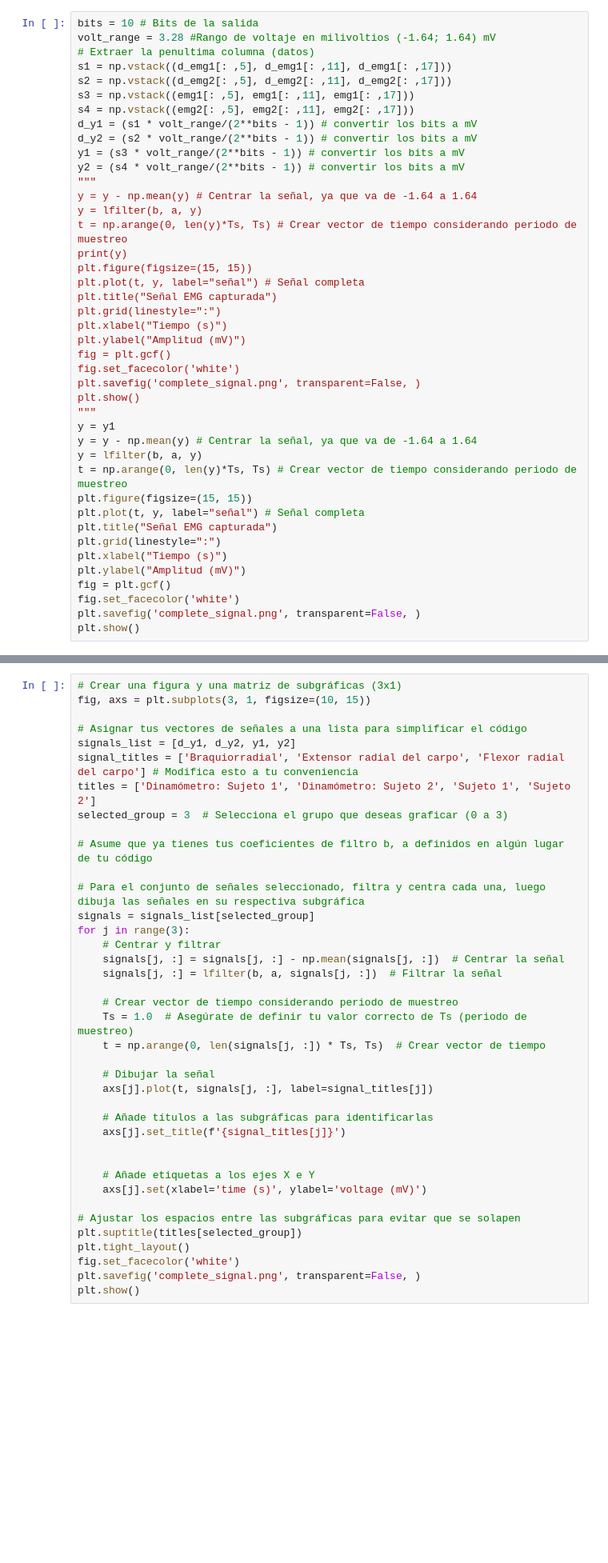
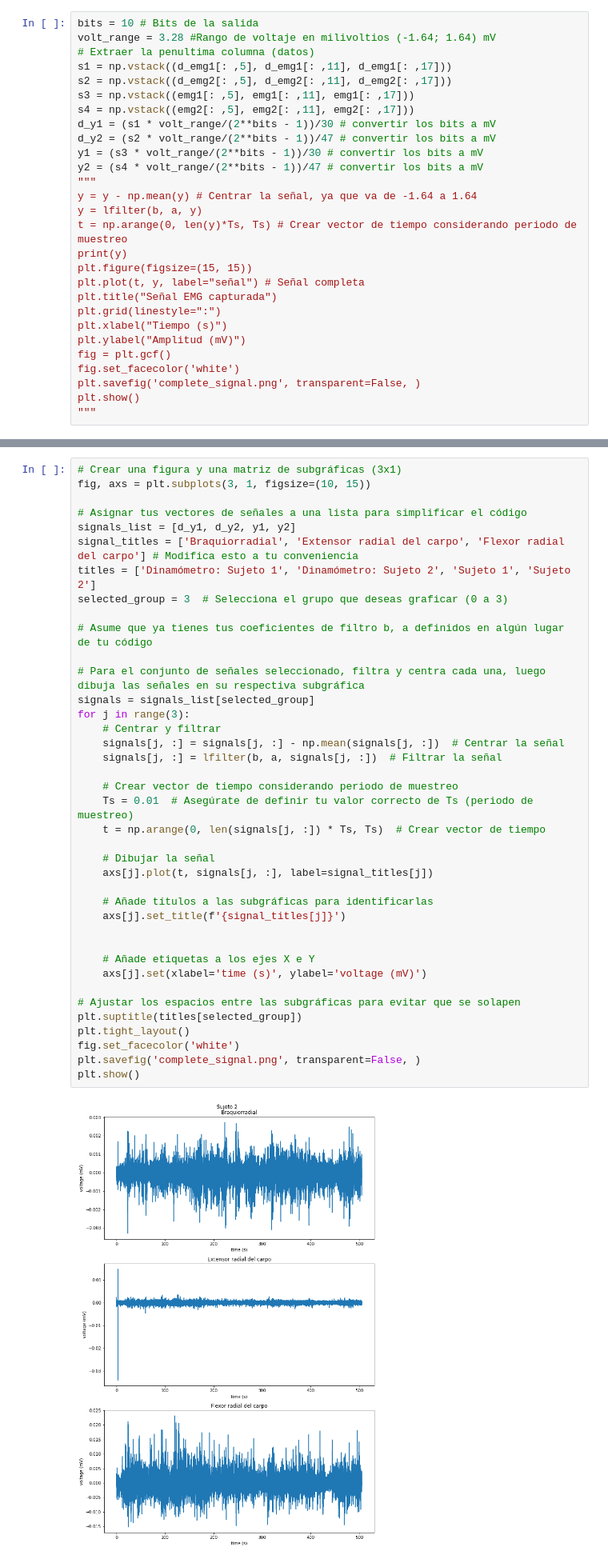
Before and after one commit to EduMV/ISB-G3, a Jupyter notebook: Software/Procesamiento y análisis/analisis.ipynb, the cells around one changed output, grey strips where cells are left out. Shown at 80% size. Cells and saved outputs as stored; diff of their text form; blank space fills up the shorter version.

```diff
--- a/Software/Procesamiento y análisis/analisis.ipynb
+++ b/Software/Procesamiento y análisis/analisis.ipynb
@@ -32,10 +32,10 @@ s1 = np.vstack((d_emg1[: ,5], d_emg1[: ,11], d_emg1[: ,17]))
 s2 = np.vstack((d_emg2[: ,5], d_emg2[: ,11], d_emg2[: ,17]))
 s3 = np.vstack((emg1[: ,5], emg1[: ,11], emg1[: ,17]))
 s4 = np.vstack((emg2[: ,5], emg2[: ,11], emg2[: ,17]))
-d_y1 = (s1 * volt_range/(2**bits - 1)) # convertir los bits a mV
-d_y2 = (s2 * volt_range/(2**bits - 1)) # convertir los bits a mV
-y1 = (s3 * volt_range/(2**bits - 1)) # convertir los bits a mV
-y2 = (s4 * volt_range/(2**bits - 1)) # convertir los bits a mV
+d_y1 = (s1 * volt_range/(2**bits - 1))/30 # convertir los bits a mV
+d_y2 = (s2 * volt_range/(2**bits - 1))/47 # convertir los bits a mV
+y1 = (s3 * volt_range/(2**bits - 1))/30 # convertir los bits a mV
+y2 = (s4 * volt_range/(2**bits - 1))/47 # convertir los bits a mV
 """
 y = y - np.mean(y) # Centrar la señal, ya que va de -1.64 a 1.64
 y = lfilter(b, a, y)
@@ -52,17 +52,3 @@ fig.set_facecolor('white')
 plt.savefig('complete_signal.png', transparent=False, )
 plt.show()
 """
-y = y1
-y = y - np.mean(y) # Centrar la señal, ya que va de -1.64 a 1.64
-y = lfilter(b, a, y)
-t = np.arange(0, len(y)*Ts, Ts) # Crear vector de tiempo considerando periodo de muestreo
-plt.figure(figsize=(15, 15))
-plt.plot(t, y, label="señal") # Señal completa
-plt.title("Señal EMG capturada")
-plt.grid(linestyle=":")
-plt.xlabel("Tiempo (s)")
-plt.ylabel("Amplitud (mV)")
-fig = plt.gcf()
-fig.set_facecolor('white')
-plt.savefig('complete_signal.png', transparent=False, )
-plt.show()
@@ -77,34 +65,36 @@ titles = ['Dinamómetro: Sujeto 1', 'Dinamómetro: Sujeto 2', 'Sujeto 1', 'Sujet
 selected_group = 3  # Selecciona el grupo que deseas graficar (0 a 3)
 
 # Asume que ya tienes tus coeficientes de filtro b, a definidos en algún lugar de tu código
 
 # Para el conjunto de señales seleccionado, filtra y centra cada una, luego dibuja las señales en su respectiva subgráfica
 signals = signals_list[selected_group]
 for j in range(3):
     # Centrar y filtrar
     signals[j, :] = signals[j, :] - np.mean(signals[j, :])  # Centrar la señal
     signals[j, :] = lfilter(b, a, signals[j, :])  # Filtrar la señal
 
     # Crear vector de tiempo considerando periodo de muestreo
-    Ts = 1.0  # Asegúrate de definir tu valor correcto de Ts (periodo de muestreo)
+    Ts = 0.01  # Asegúrate de definir tu valor correcto de Ts (periodo de muestreo)
     t = np.arange(0, len(signals[j, :]) * Ts, Ts)  # Crear vector de tiempo
 
     # Dibujar la señal
     axs[j].plot(t, signals[j, :], label=signal_titles[j])
 
     # Añade títulos a las subgráficas para identificarlas
     axs[j].set_title(f'{signal_titles[j]}')
 
 
     # Añade etiquetas a los ejes X e Y
     axs[j].set(xlabel='time (s)', ylabel='voltage (mV)')
 
 # Ajustar los espacios entre las subgráficas para evitar que se solapen
 plt.suptitle(titles[selected_group])
 plt.tight_layout()
 fig.set_facecolor('white')
 plt.savefig('complete_signal.png', transparent=False, )
 plt.show()
+# %% [output]
+[figure, added]
 # %%
 def window_rms(a, window_size):
     a2 = np.power(a,2)
```
Also changed, not shown: parts of 6 cells of this notebook, 4 other files.
